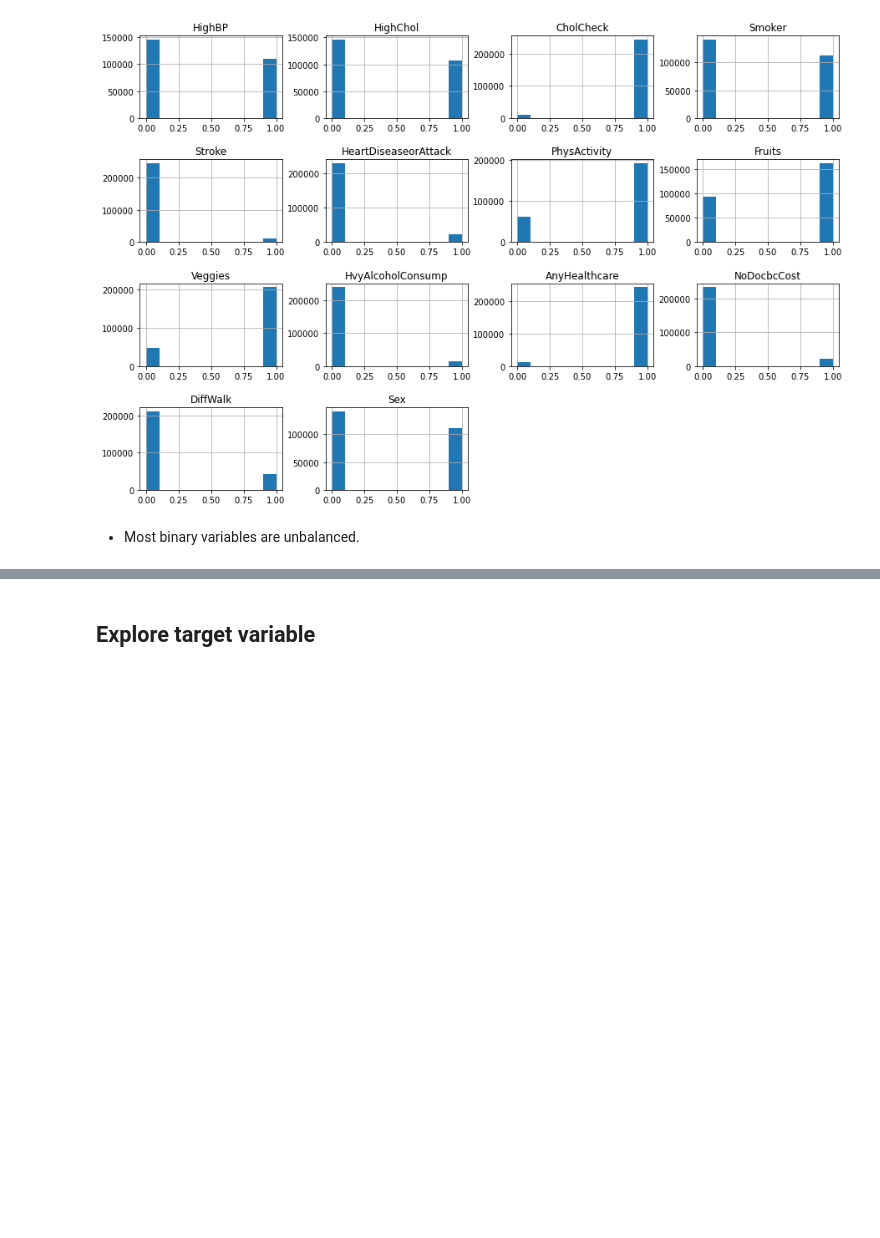
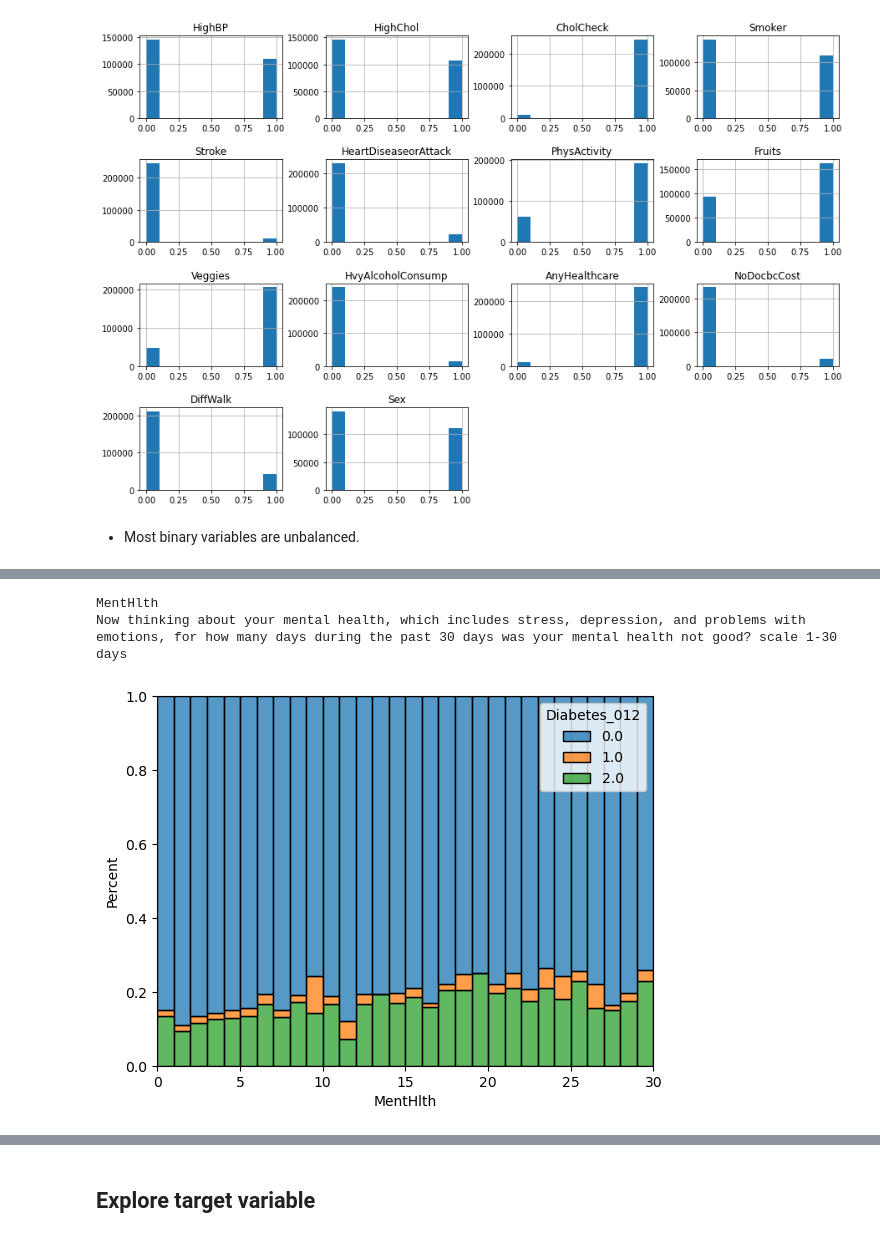
Before and after one commit to delschwartz/Prediabetes_Health_Indicators, a Jupyter notebook: notebooks/exploratory/1_Data_Wrangling_&_EDA.ipynb, the cells around one changed output, grey strips where cells are left out. Saved outputs shown, nothing was run; the diff lists cells and outputs as text; code cells hidden in the pictures; blank space fills up the shorter version.

```diff
--- a/notebooks/exploratory/1_Data_Wrangling_&_EDA.ipynb
+++ b/notebooks/exploratory/1_Data_Wrangling_&_EDA.ipynb
@@ -199,0 +213,6 @@ plt.subplots_adjust(hspace=0.5)
+# %%
+show_histogram('MentHlth')
+# %% [output]
+MentHlth
+Now thinking about your mental health, which includes stress, depression, and problems with emotions, for how many days during the past 30 days was your mental health not good? scale 1-30 days
+[figure, added]
```
Also changed, not shown: parts of 10 cells of this notebook.
